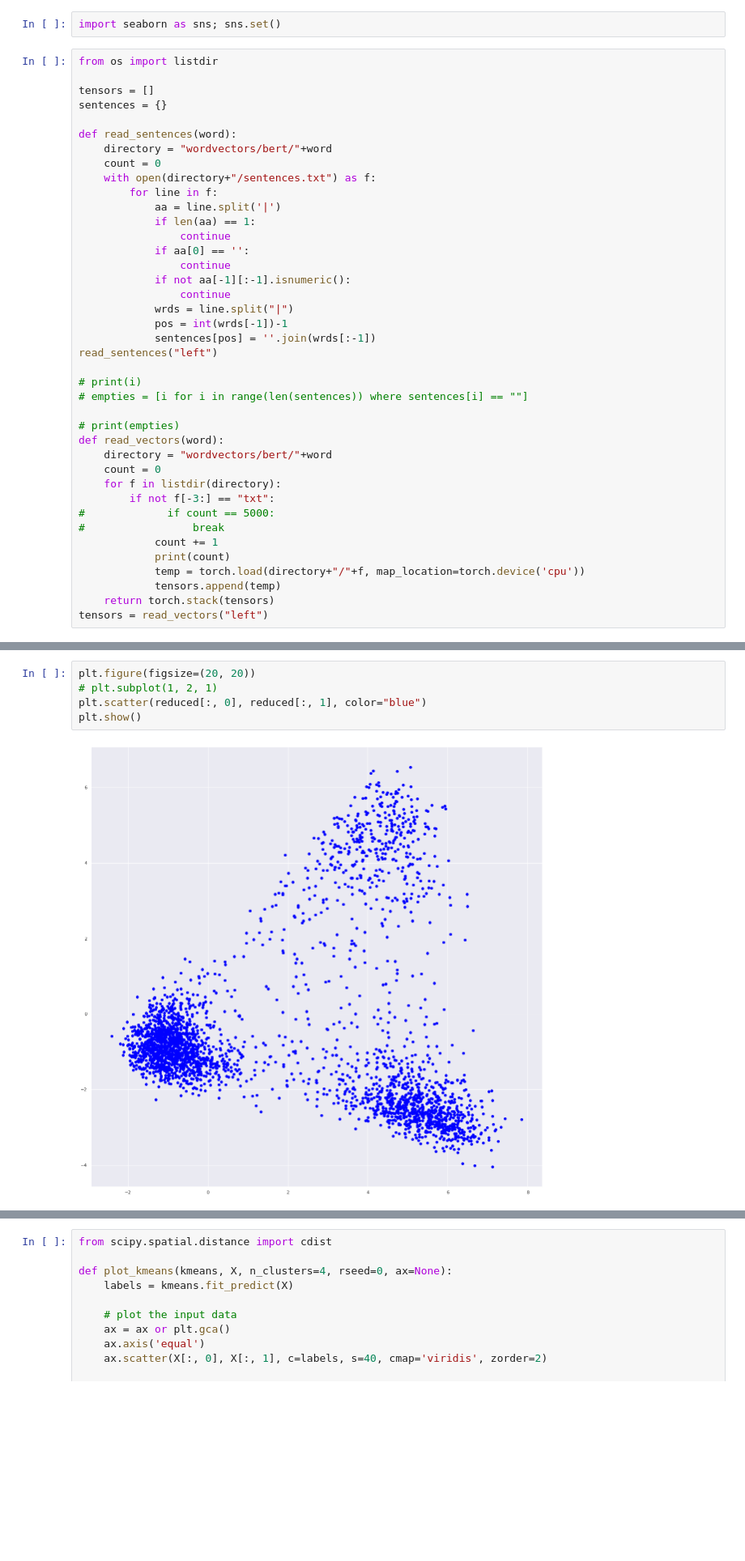
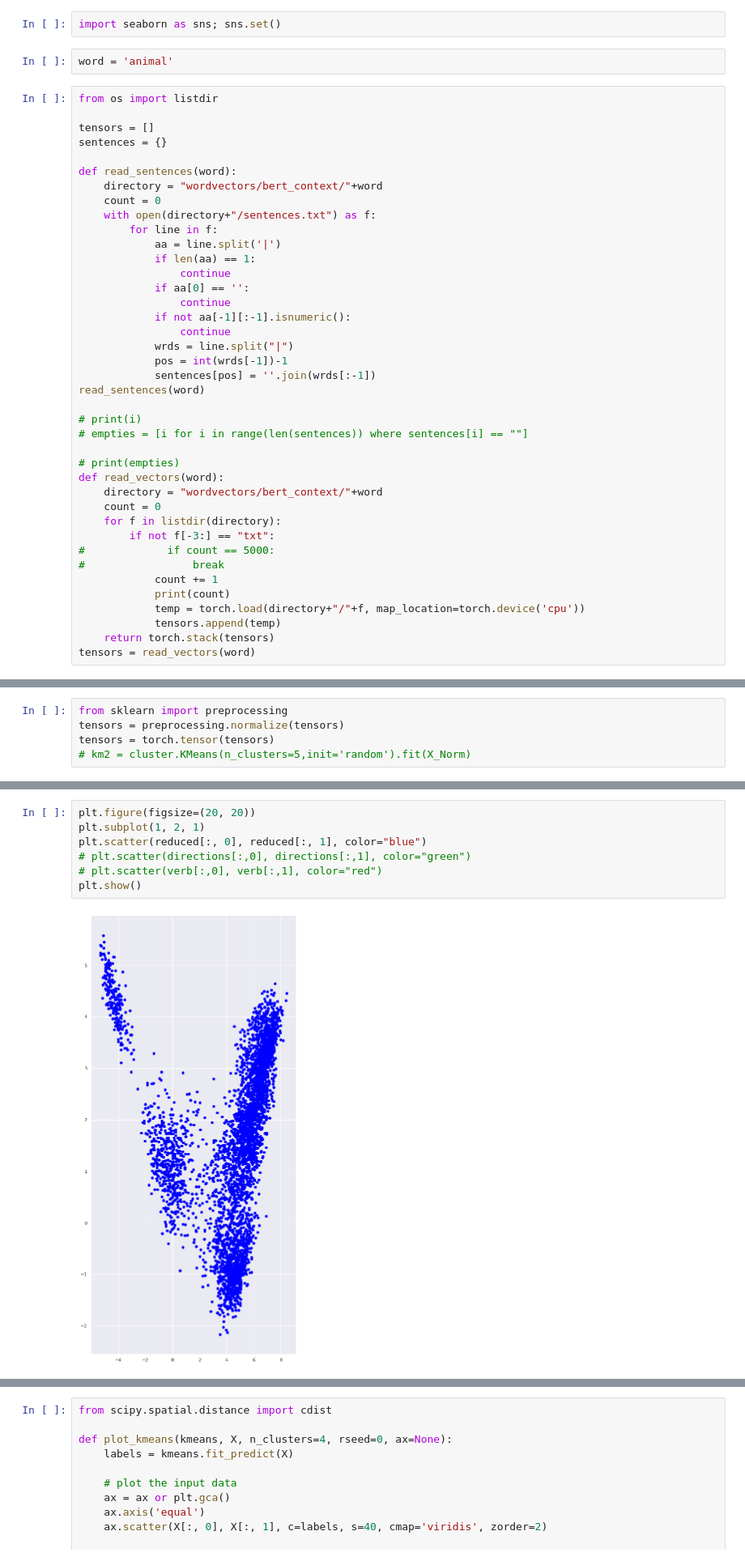
Before and after one commit to gyaneshg96/word2dpgmm, a Jupyter notebook: DPMM.ipynb, the cells around one changed output, grey strips where cells are left out. Shown: that part at 81% size. Saved outputs shown, nothing was run; the diff lists cells and outputs as text; blank space fills up the shorter version.

Commit message:
More vectors, some metrics

```diff
--- a/DPMM.ipynb
+++ b/DPMM.ipynb
@@ -17,6 +17,8 @@ assert pyro.__version__.startswith('1.7.0')
 pyro.set_rng_seed(0)
 # %%
 import seaborn as sns; sns.set()
+# %%
+word = 'animal'
 # %%
 from os import listdir
 
@@ -24,7 +26,7 @@ tensors = []
 sentences = {}
 
 def read_sentences(word):
-    directory = "wordvectors/bert/"+word
+    directory = "wordvectors/bert_context/"+word
     count = 0
     with open(directory+"/sentences.txt") as f:
         for line in f:
@@ -38,14 +40,14 @@ def read_sentences(word):
             wrds = line.split("|")
             pos = int(wrds[-1])-1
             sentences[pos] = ''.join(wrds[:-1])
-read_sentences("left")
+read_sentences(word)
 
 # print(i)
 # empties = [i for i in range(len(sentences)) where sentences[i] == ""]
 
 # print(empties)
 def read_vectors(word):
-    directory = "wordvectors/bert/"+word
+    directory = "wordvectors/bert_context/"+word
     count = 0
     for f in listdir(directory):
         if not f[-3:] == "txt":
@@ -56,7 +58,7 @@ def read_vectors(word):
             temp = torch.load(directory+"/"+f, map_location=torch.device('cpu'))
             tensors.append(temp)
     return torch.stack(tensors)
-tensors = read_vectors("left")
+tensors = read_vectors(word)
 # %% [output]
 1
 2
@@ -78,3 +80,8 @@ tensors = read_vectors("left")
+# %%
+from sklearn import preprocessing
+tensors = preprocessing.normalize(tensors)
+tensors = torch.tensor(tensors)
+# km2 = cluster.KMeans(n_clusters=5,init='random').fit(X_Norm)
 # %%
 tensors.shape
 tup = torch.pca_lowrank(tensors)
@@ -86,10 +104,12 @@ torch.Size([3001, 2])
 # %%
 plt.figure(figsize=(20, 20))
-# plt.subplot(1, 2, 1)
+plt.subplot(1, 2, 1)
 plt.scatter(reduced[:, 0], reduced[:, 1], color="blue")
+# plt.scatter(directions[:,0], directions[:,1], color="green")
+# plt.scatter(verb[:,0], verb[:,1], color="red")
 plt.show()
 # %% [output]
-[figure, old version]
+[figure, new version]
 # %%
 from sklearn.cluster import KMeans
 kmeans = KMeans(3, random_state=0)
```
Also changed, not shown: parts of 22 cells of this notebook, 1 other file.
